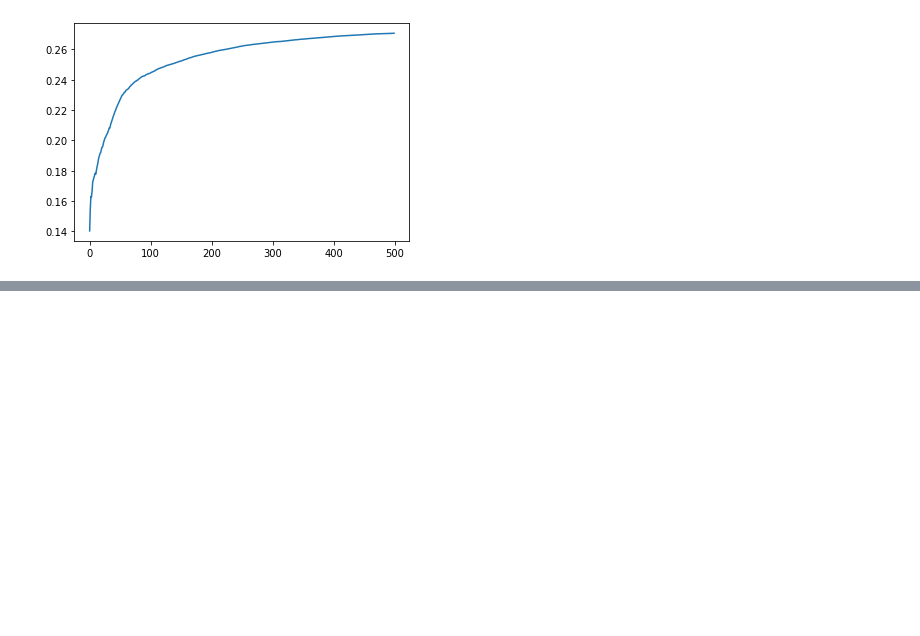
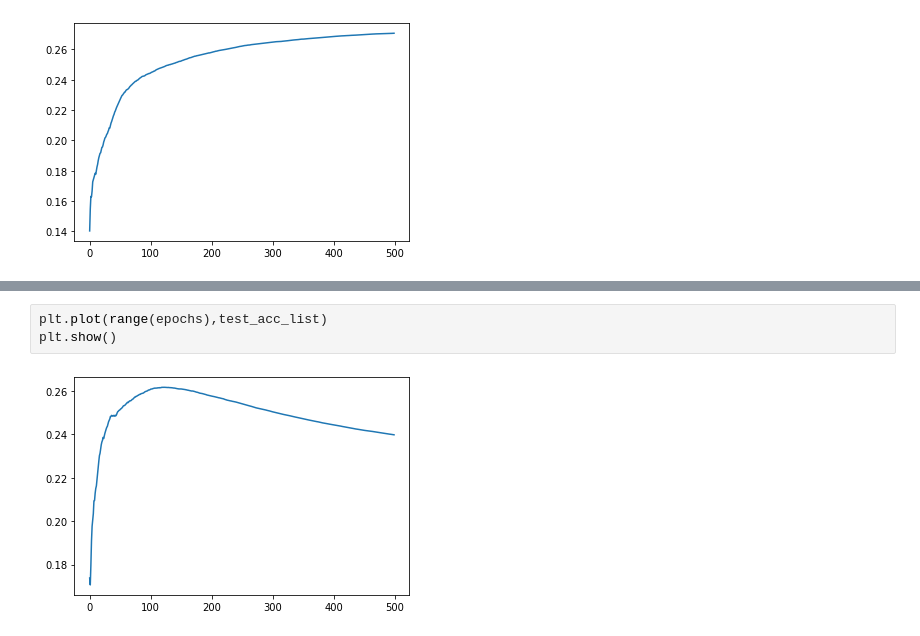
Before and after one commit to MKTKSMT-MI/GNN-DGLPro, a Jupyter notebook: Classification/Class_stl10.ipynb, the cells around one changed output, grey strips where cells are left out. Drawn from its saved outputs; the diff is of its cells as text; blank space fills up the shorter version.

```diff
--- a/Classification/Class_stl10.ipynb
+++ b/Classification/Class_stl10.ipynb
@@ -193,0 +302,5 @@ print(save_test_acc)
+# %%
+plt.plot(range(epochs),test_acc_list)
+plt.show()
+# %% [output]
+[figure, added]
```
Also changed, not shown: parts of 6 cells of this notebook, 2 other files.
